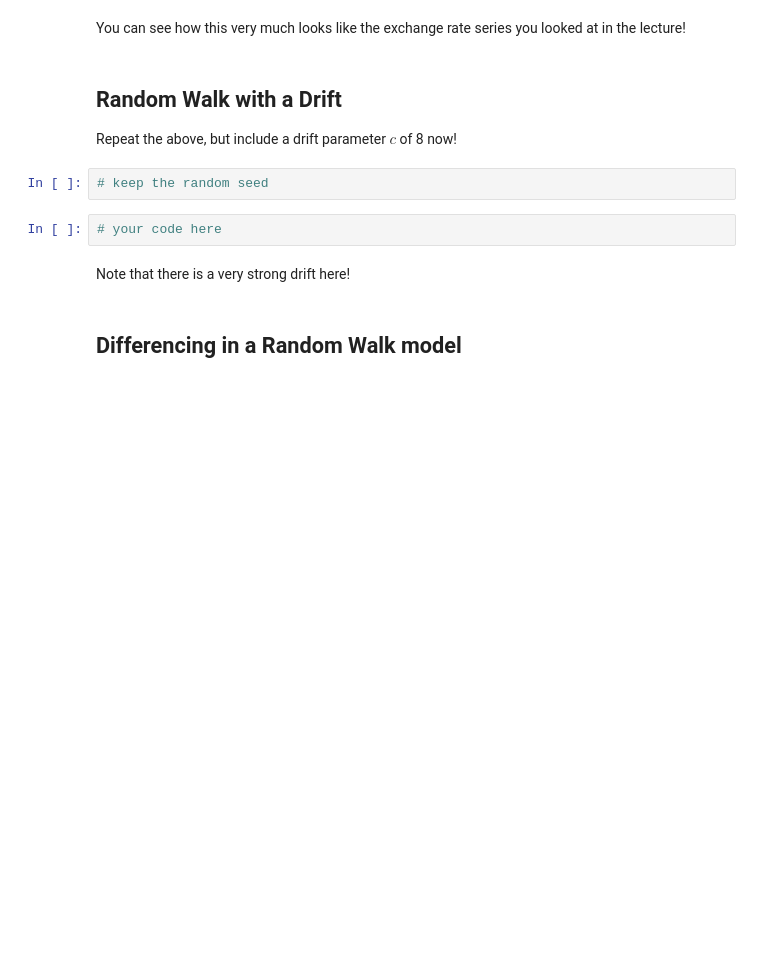
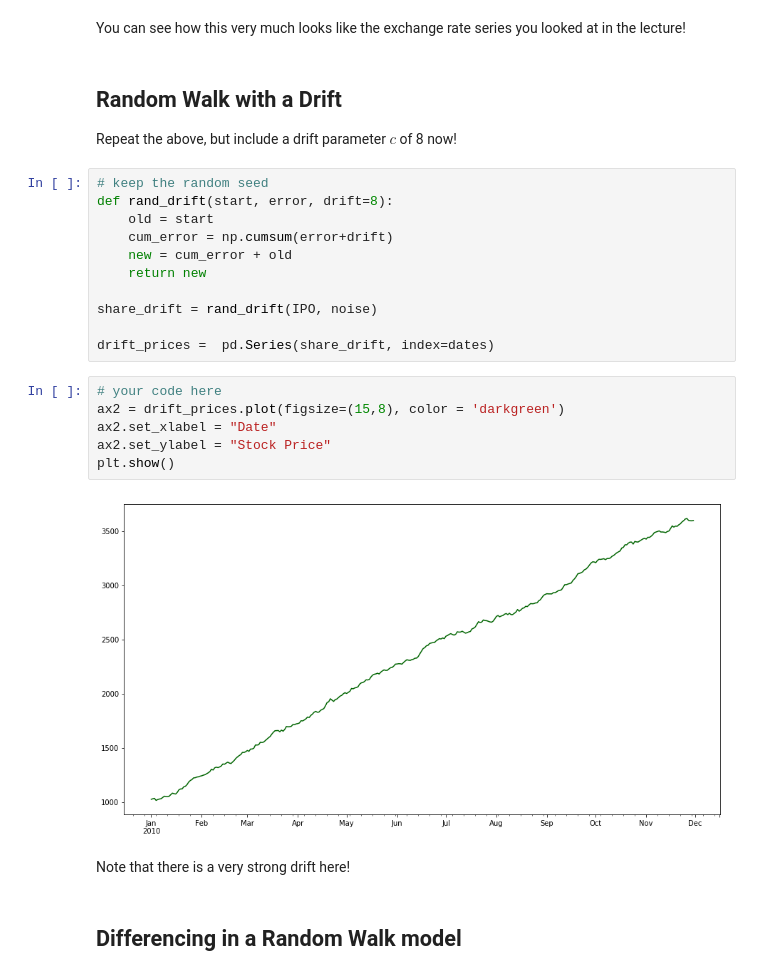
Before and after one commit to MissAle17/dsc-3-26-03-basic-time-series-models-lab-online-ds-sp-000, a Jupyter notebook: index.ipynb, the cells around one changed output. Drawn from its saved outputs; the diff is of its cells as text; blank space fills up the shorter version.

```diff
--- a/index.ipynb
+++ b/index.ipynb
@@ -147,10 +168,25 @@ You can see how this very much looks like the exchange rate series you looked at
 ## Random Walk with a Drift
 
 Repeat the above, but include a drift parameter $c$ of 8 now!
-# %%
-# keep the random seed
-# %%
-# your code here
+# %%
+# keep the random seed
+def rand_drift(start, error, drift=8):
+    old = start
+    cum_error = np.cumsum(error+drift)
+    new = cum_error + old
+    return new
+
+share_drift = rand_drift(IPO, noise)
+
+drift_prices =  pd.Series(share_drift, index=dates)
+# %%
+# your code here
+ax2 = drift_prices.plot(figsize=(15,8), color = 'darkgreen')
+ax2.set_xlabel = "Date"
+ax2.set_ylabel = "Stock Price"
+plt.show()
+# %% [output]
+[figure, added]
 # %% [markdown]
 Note that there is a very strong drift here!
 # %% [markdown]
```
Also changed, not shown: parts of 8 cells of this notebook.
